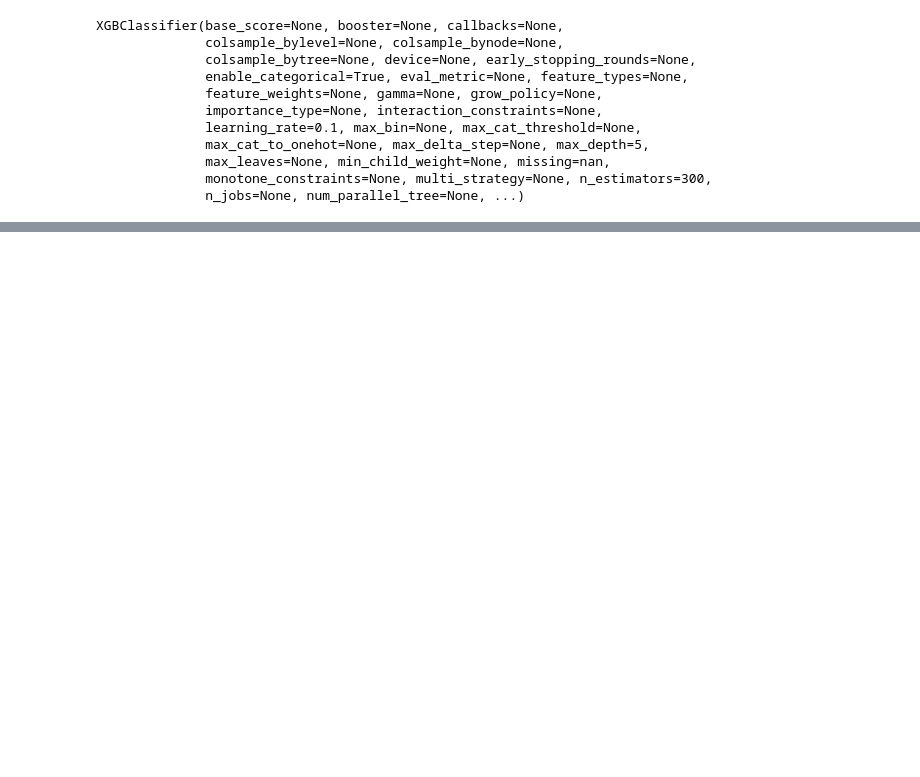
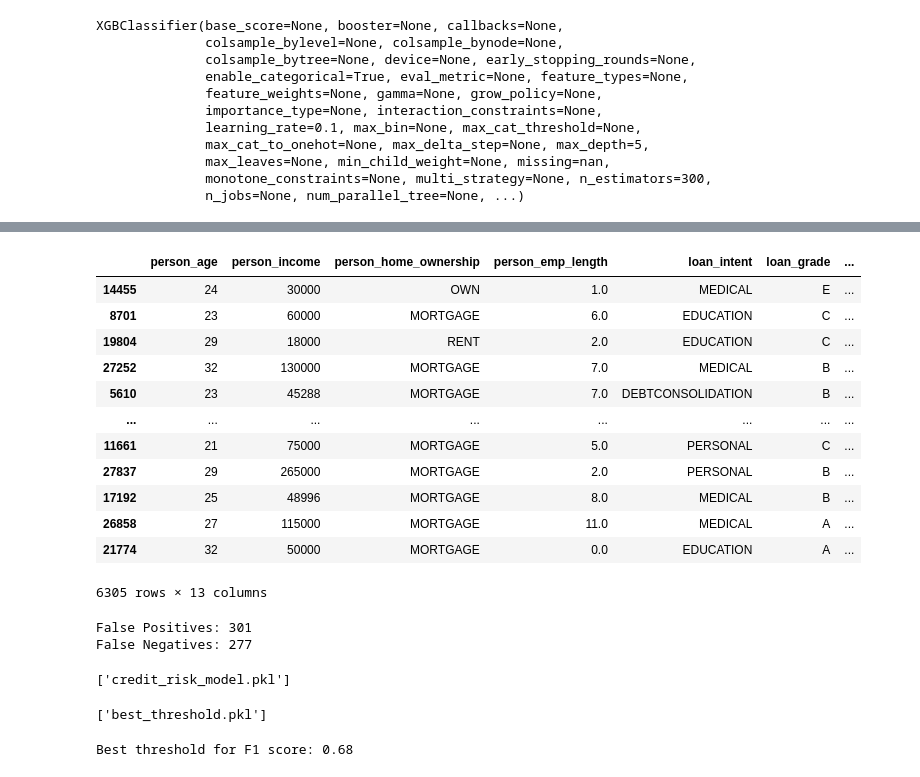
Before and after one commit to Maanit5117/Credit-Risk-Analyzer, a Jupyter notebook: Credit_Risk.ipynb, the cells around one changed output, grey strips where cells are left out. Drawn from its saved outputs; the diff is of its cells as text; code cells hidden in the pictures; blank space fills up the shorter version.

```diff
--- a/Credit_Risk.ipynb
+++ b/Credit_Risk.ipynb
@@ -479,0 +499,22 @@ explainer = shap.TreeExplainer(xgb_classifier)
+# %%
+Y_pred = random_search.predict(X_test)
+# %%
+result_Df = X_test.copy()
+result_Df['Actual'] = Y_test
+result_Df['Predicted'] = Y_pred
+# %%
+result_Df
+# %% [output]
+|  | person_age | person_income | person_home_ownership | person_emp_length | loan_intent | loan_grade | ... |
+| 14455 | 24 | 30000 | OWN | 1.0 | MEDICAL | E | ... |
+| 8701 | 23 | 60000 | MORTGAGE | 6.0 | EDUCATION | C | ... |
+| 19804 | 29 | 18000 | RENT | 2.0 | EDUCATION | C | ... |
+| 27252 | 32 | 130000 | MORTGAGE | 7.0 | MEDICAL | B | ... |
+| 5610 | 23 | 45288 | MORTGAGE | 7.0 | DEBTCONSOLIDATION | B | ... |
+| ... | ... | ... | ... | ... | ... | ... | ... |
+| 11661 | 21 | 75000 | MORTGAGE | 5.0 | PERSONAL | C | ... |
+| 27837 | 29 | 265000 | MORTGAGE | 2.0 | PERSONAL | B | ... |
+| 17192 | 25 | 48996 | MORTGAGE | 8.0 | MEDICAL | B | ... |
+| 26858 | 27 | 115000 | MORTGAGE | 11.0 | MEDICAL | A | ... |
+| 21774 | 32 | 50000 | MORTGAGE | 0.0 | EDUCATION | A | ... |
+6305 rows × 13 columns
@@ -479,0 +525,27 @@ explainer = shap.TreeExplainer(xgb_classifier)
+# %%
+print(f"False Positives: {len(false_positive)}")
+print(f"False Negatives: {len(false_negative)}")
+# %% [output]
+False Positives: 301
+False Negatives: 277
+# %%
+import joblib
+joblib.dump(calibrated_model, 'credit_risk_model.pkl')
+# %% [output]
+['credit_risk_model.pkl']
+# %%
+joblib.dump(best_threshold, 'best_threshold.pkl')
+# %% [output]
+['best_threshold.pkl']
+# %%
+from sklearn.metrics import precision_recall_curve
+
+calibrated_proba = calibrated_model.predict_proba(X_test)[:, 1]
+
+precision, recall, thresholds = precision_recall_curve(Y_test, calibrated_proba)
+f1_scores = 2 * (precision * recall) / (precision + recall + 1e-9)
+best_threshold = thresholds[np.argmax(f1_scores)]
+
+print(f"Best threshold for F1 score: {best_threshold:.2f}")
+# %% [output]
+Best threshold for F1 score: 0.68
```
Also changed, not shown: parts of 6 cells of this notebook, 11 other files.
